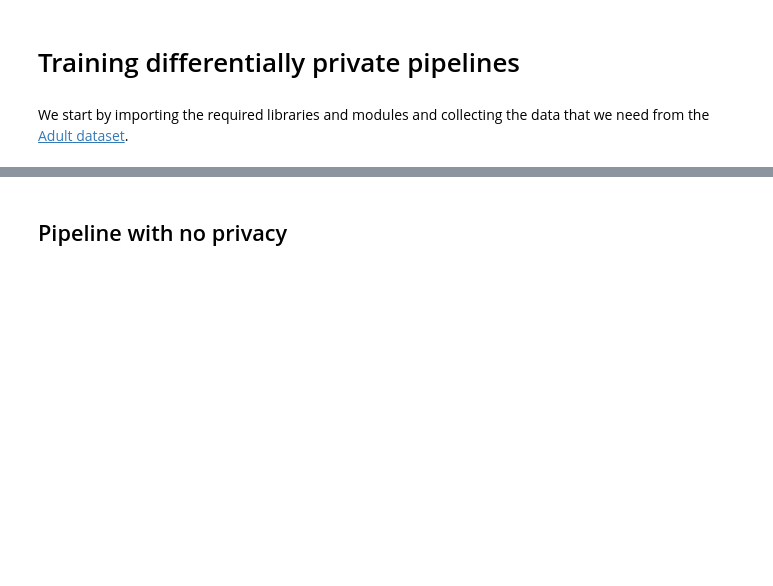
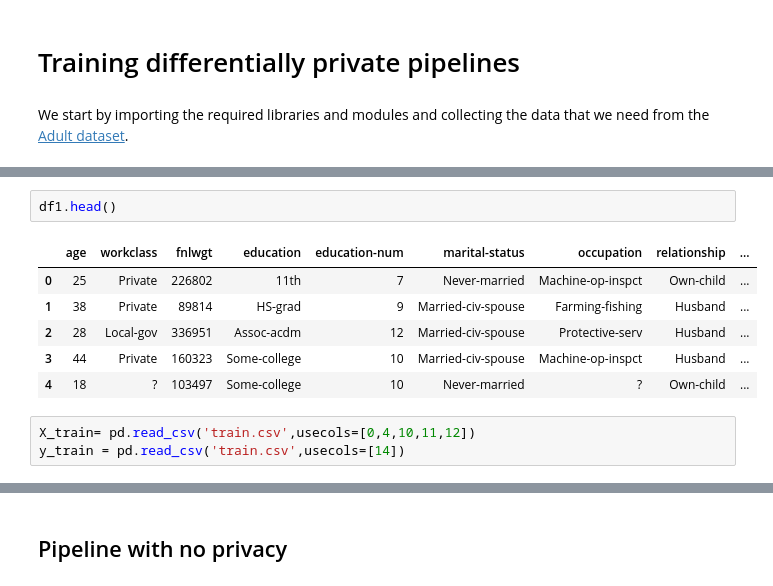
Before and after one commit to ANUPAMA0221/DifferentialPrivacy, a Jupyter notebook: practice/pipeline.ipynb, the cells around one changed output, grey strips where cells are left out. Drawn from its saved outputs; the diff is of its cells as text; blank space fills up the shorter version.

```diff
--- a/practice/pipeline.ipynb
+++ b/practice/pipeline.ipynb
@@ -33,0 +33,12 @@ y_test = np.array([a[:-1] for a in y_test])
+# %%
+df1.head()
+# %% [output]
+|  | age | workclass | fnlwgt | education | education-num | marital-status | occupation | relationship | ... |
+| 0 | 25 | Private | 226802 | 11th | 7 | Never-married | Machine-op-inspct | Own-child | ... |
+| 1 | 38 | Private | 89814 | HS-grad | 9 | Married-civ-spouse | Farming-fishing | Husband | ... |
+| 2 | 28 | Local-gov | 336951 | Assoc-acdm | 12 | Married-civ-spouse | Protective-serv | Husband | ... |
+| 3 | 44 | Private | 160323 | Some-college | 10 | Married-civ-spouse | Machine-op-inspct | Husband | ... |
+| 4 | 18 | ? | 103497 | Some-college | 10 | Never-married | ? | Own-child | ... |
+# %%
+X_train= pd.read_csv('train.csv',usecols=[0,4,10,11,12])
+y_train = pd.read_csv('train.csv',usecols=[14])
```
Also changed, not shown: parts of 22 cells of this notebook.
